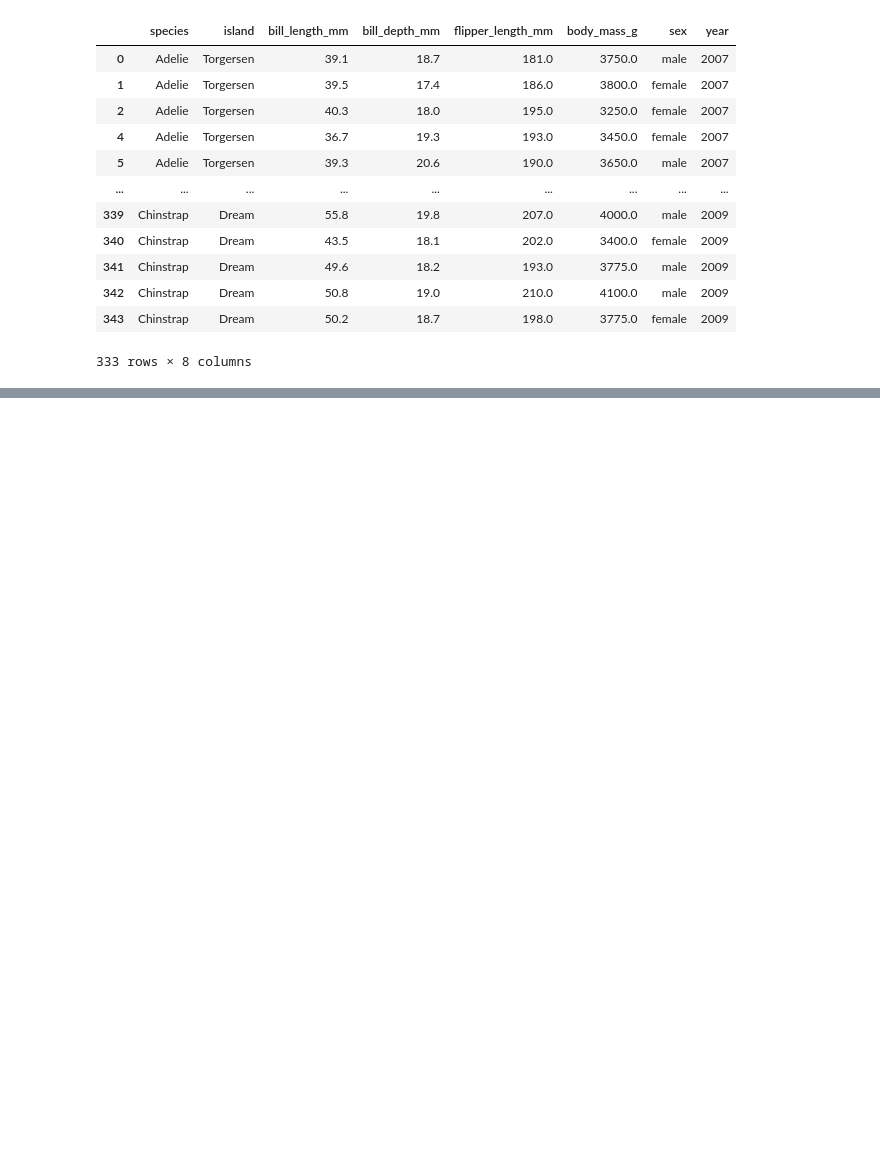
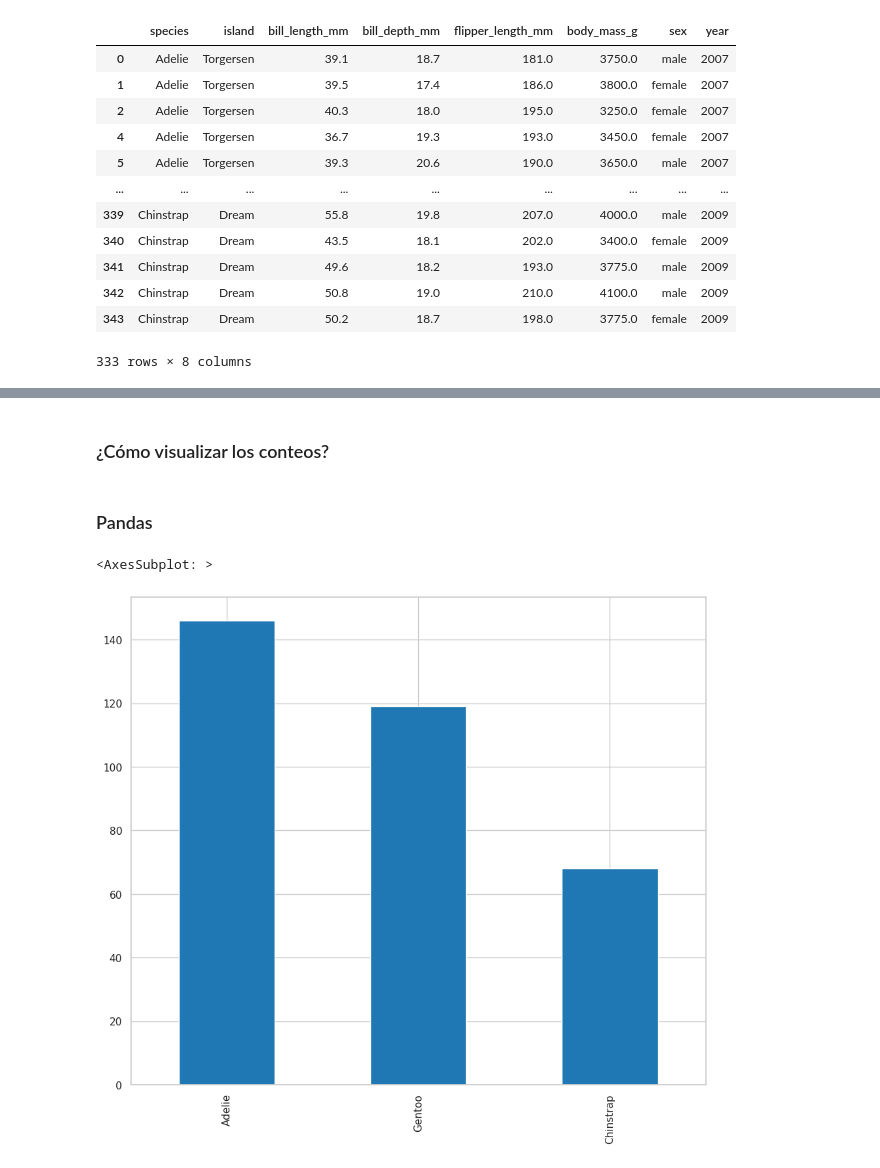
Before and after one commit to electrojam/Curso-de-Analisis-Exploratorio-de-Datos, a Jupyter notebook: 1-conociendo nuestros datos.ipynb, the cells around one changed output, grey strips where cells are left out. Saved outputs shown, nothing was run; the diff lists cells and outputs as text; code cells hidden in the pictures; blank space fills up the shorter version.

```diff
--- a/1-conociendo nuestros datos.ipynb
+++ b/1-conociendo nuestros datos.ipynb
@@ -351,0 +451,16 @@ processed_penguins_df
+# %% [markdown]
+### ¿Cómo visualizar los conteos?
+# %% [markdown]
+### Pandas
+# %%
+(
+    processed_penguins_df
+    .species
+    .value_counts()
+    .plot(
+        kind='bar'
+    )
+)
+# %% [output]
+<AxesSubplot: >
+[figure, added]
```
Also changed, not shown: parts of 29 cells of this notebook.
